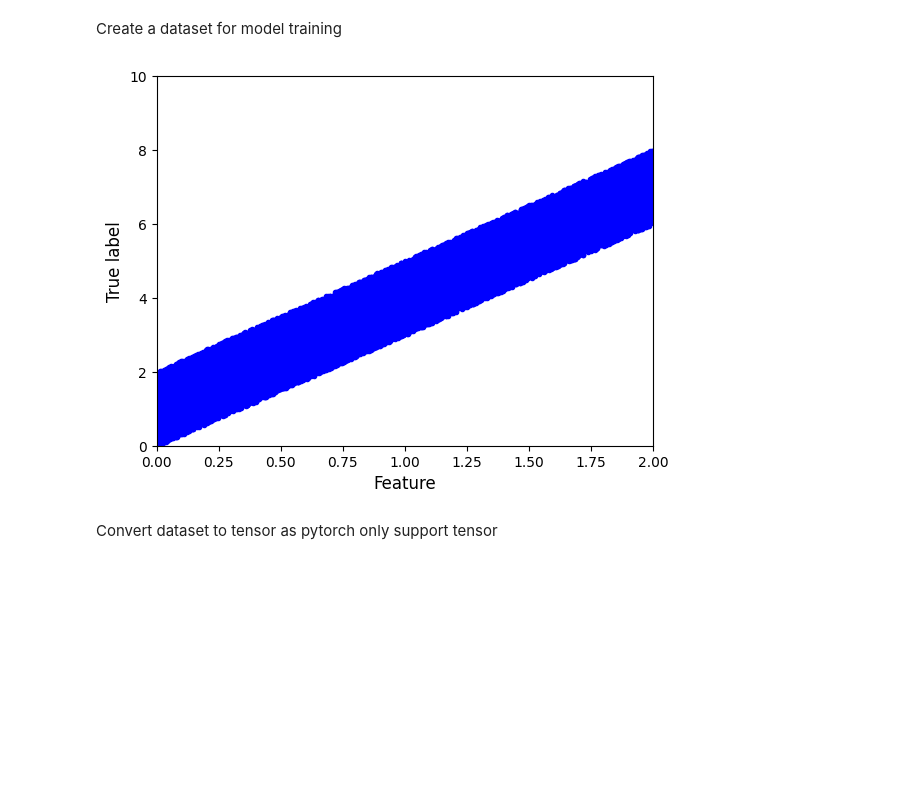
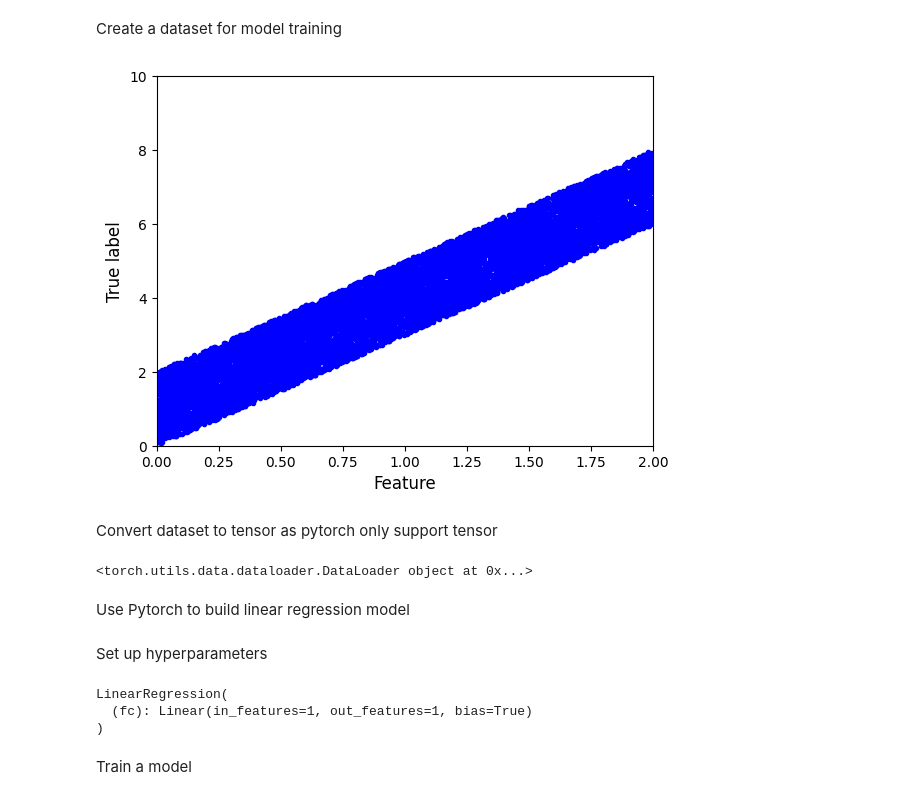
Before and after one commit to 5usan/Basic-Machine-Learning-Algorithms, a Jupyter notebook: Linear_Regression_Pytorch.ipynb, the cells around one changed output. Cells and saved outputs as stored; diff of their text form; code cells hidden in the pictures; blank space fills up the shorter version.

Commit message:
ADDED: model training and prediction

```diff
--- a/Linear_Regression_Pytorch.ipynb
+++ b/Linear_Regression_Pytorch.ipynb
@@ -3,17 +3,17 @@ Create a dataset for model training
 # %%
 import numpy as np
 import matplotlib.pyplot as plt
 
-X = 2 * np.random.rand(10000, 2) #X are 10000 inputs with 2-dimensional feature randomly distributed in [0, 2)
-y = 3 * X + np.random.uniform(0, 2, (10000, 2)) #y are true label values
+X = 2 * np.random.rand(10000, 1) #X are 10000 inputs with 1-dimensional feature randomly distributed in [0, 2)
+y = 3 * X + np.random.uniform(0, 2, (10000, 1)) #y are true label values
 
 plt.plot(X, y, "b.")
 plt.xlabel("Feature", fontsize=12)
 plt.ylabel("True label", fontsize=12)
 plt.axis([0,2,0,10])
 plt.show()
 # %% [output]
-[figure, old version]
+[figure, new version]
 # %% [markdown]
 Convert dataset to tensor as pytorch only support tensor
 # %%
@@ -53,4 +53,9 @@ class ToTensor(object):
 train_dataset = ConvertDataset(X, y, transform=transforms.Compose([ToTensor()]))
 
 #Load the converted training data into DataLoader
-train_dataloader = DataLoader(train_dataset, batch_size=64, shuffle=true, num_workers=0)
+train_dataloader = DataLoader(train_dataset, batch_size=64, shuffle=True, num_workers=0)
+print(train_dataloader)
+# %% [output]
+<torch.utils.data.dataloader.DataLoader object at 0x...>
+# %% [markdown]
+Use Pytorch to build linear regression model
@@ -56,0 +72,18 @@ train_dataloader = DataLoader(train_dataset, batch_size=64, shuffle=true, num_wo
+# %% [markdown]
+Set up hyperparameters
+# %%
+import torch.optim as optim
+epochs = 10
+learning_rate = 0.01
+lossfunction = nn.MSELoss() #Mean Squared Loss
+
+model = LinearRegression()
+optimizer = optim.Adam(model.parameters(), lr=learning_rate) #Using Adam optimizer
+
+print(model)
+# %% [output]
+LinearRegression(
+  (fc): Linear(in_features=1, out_features=1, bias=True)
+)
+# %% [markdown]
+Train a model
```
Also changed, not shown: parts of 3 cells of this notebook.
